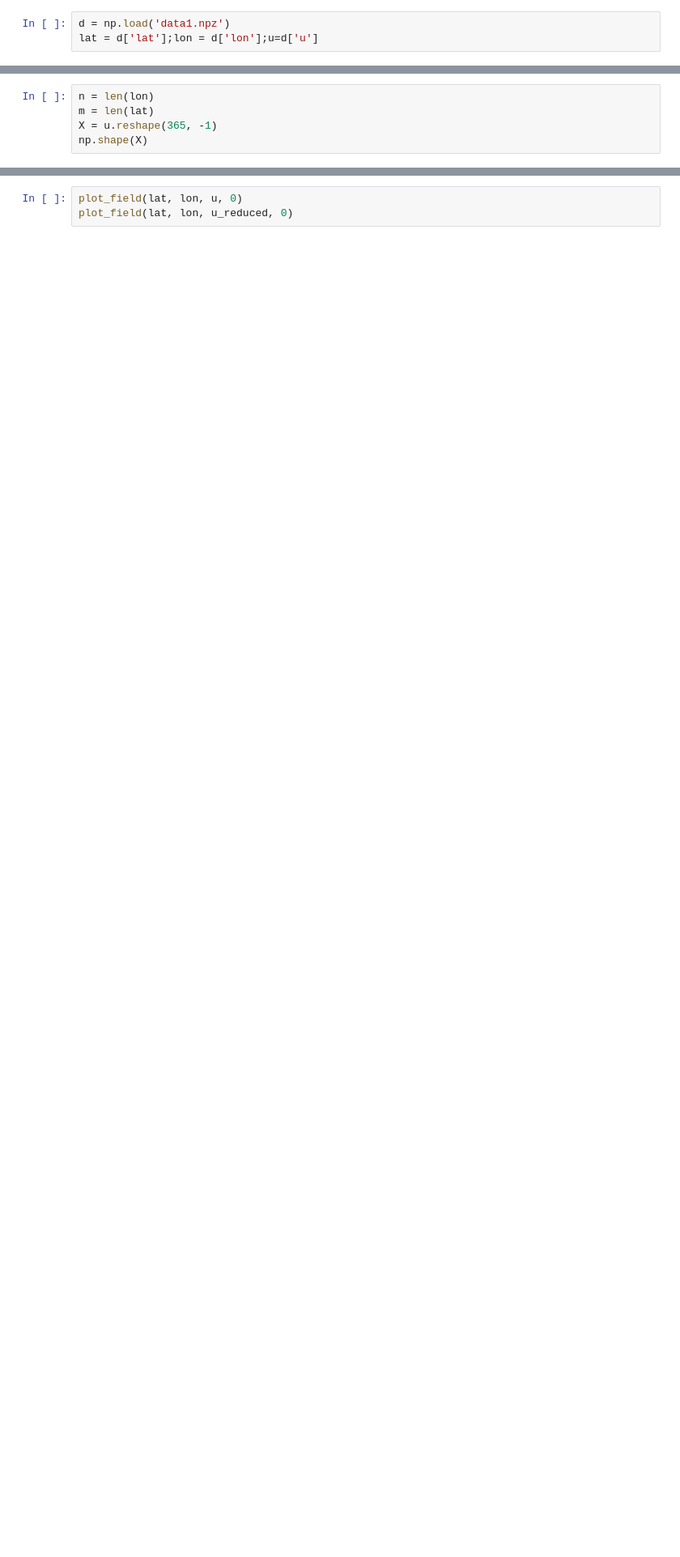
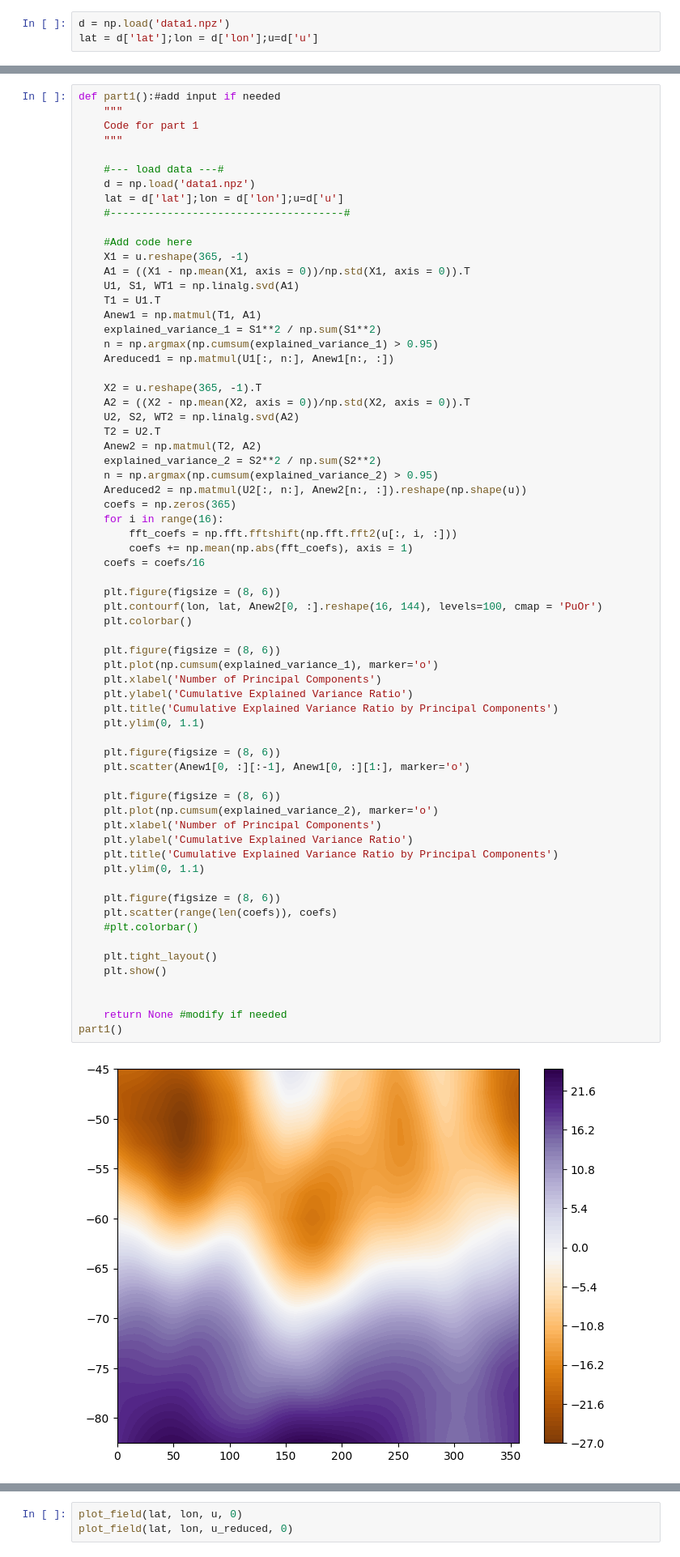
Before and after one commit to callieham/Year-3, a Jupyter notebook: Scientific Computing/project_3_testing.ipynb, the cells around one changed output, grey strips where cells are left out. Shown at 81% size. Saved outputs shown, nothing was run; the diff lists cells and outputs as text; blank space fills up the shorter version.

```diff
--- a/Scientific Computing/project_3_testing.ipynb
+++ b/Scientific Computing/project_3_testing.ipynb
@@ -28,8 +28,3 @@ def plot_field(lat,lon,u,time,levels=20):
     plt.ylabel('latitude')
 
     return None
-# %%
-n = len(lon)
-m = len(lat)
-X = u.reshape(365, -1)
-np.shape(X)
@@ -37,0 +31,68 @@ np.shape(X)
+# %%
+def part1():#add input if needed
+    """
+    Code for part 1
+    """
+
+    #--- load data ---#
+    d = np.load('data1.npz')
+    lat = d['lat'];lon = d['lon'];u=d['u']
+    #-------------------------------------#
+
+    #Add code here
+    X1 = u.reshape(365, -1)
+    A1 = ((X1 - np.mean(X1, axis = 0))/np.std(X1, axis = 0)).T
+    U1, S1, WT1 = np.linalg.svd(A1)
+    T1 = U1.T
+    Anew1 = np.matmul(T1, A1)
+    explained_variance_1 = S1**2 / np.sum(S1**2)
+    n = np.argmax(np.cumsum(explained_variance_1) > 0.95)
+    Areduced1 = np.matmul(U1[:, n:], Anew1[n:, :])
+
+    X2 = u.reshape(365, -1).T
+    A2 = ((X2 - np.mean(X2, axis = 0))/np.std(X2, axis = 0)).T
+    U2, S2, WT2 = np.linalg.svd(A2)
+    T2 = U2.T
+    Anew2 = np.matmul(T2, A2)
+    explained_variance_2 = S2**2 / np.sum(S2**2)
+    n = np.argmax(np.cumsum(explained_variance_2) > 0.95)
+    Areduced2 = np.matmul(U2[:, n:], Anew2[n:, :]).reshape(np.shape(u))
+    coefs = np.zeros(365)
+    for i in range(16):
+        fft_coefs = np.fft.fftshift(np.fft.fft2(u[:, i, :]))
+        coefs += np.mean(np.abs(fft_coefs), axis = 1)
+    coefs = coefs/16
+
+    plt.figure(figsize = (8, 6))
+    plt.contourf(lon, lat, Anew2[0, :].reshape(16, 144), levels=100, cmap = 'PuOr')
+    plt.colorbar()
+
+    plt.figure(figsize = (8, 6))
+    plt.plot(np.cumsum(explained_variance_1), marker='o')
+    plt.xlabel('Number of Principal Components')
+    plt.ylabel('Cumulative Explained Variance Ratio')
+    plt.title('Cumulative Explained Variance Ratio by Principal Components')
+    plt.ylim(0, 1.1)
+
+    plt.figure(figsize = (8, 6))
+    plt.scatter(Anew1[0, :][:-1], Anew1[0, :][1:], marker='o')
+
+    plt.figure(figsize = (8, 6))
+    plt.plot(np.cumsum(explained_variance_2), marker='o')
+    plt.xlabel('Number of Principal Components')
+    plt.ylabel('Cumulative Explained Variance Ratio')
+    plt.title('Cumulative Explained Variance Ratio by Principal Components')
+    plt.ylim(0, 1.1)
+
+    plt.figure(figsize = (8, 6))
+    plt.scatter(range(len(coefs)), coefs)
+    #plt.colorbar()
+
+    plt.tight_layout()
+    plt.show()
+
+
+    return None #modify if needed
+part1()
+# %% [output]
+[figure, added]
```
Also changed, not shown: parts of 23 cells of this notebook, 4 other files.
